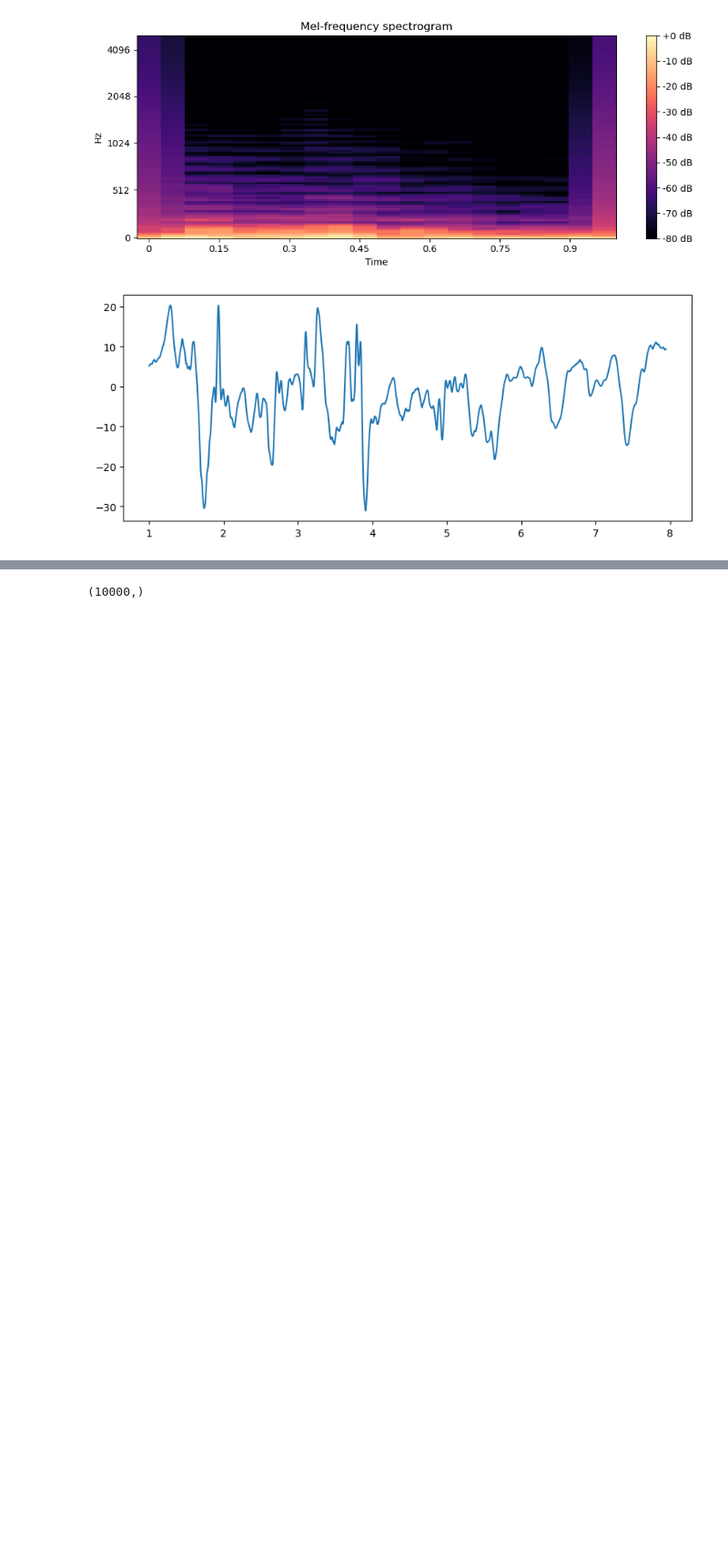
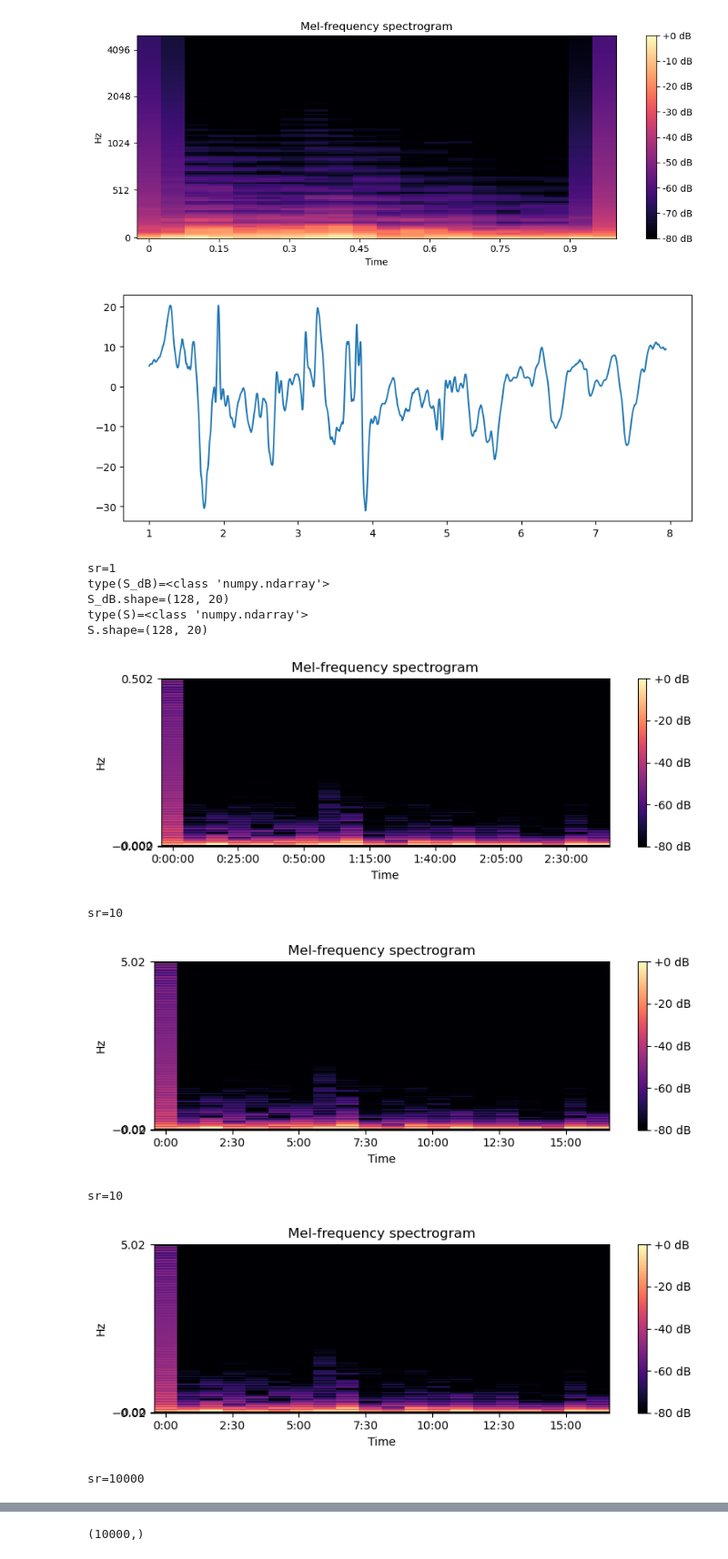
Before and after one commit to alexmarmaliuk/Space_Weather_Project, a Jupyter notebook: mel-wavelet-experiments.ipynb, the cells around one changed output, grey strips where cells are left out. Shown at 91% size. Drawn from its saved outputs; the diff is of its cells as text; code cells hidden in the pictures; blank space fills up the shorter version.

```diff
--- a/mel-wavelet-experiments.ipynb
+++ b/mel-wavelet-experiments.ipynb
@@ -48,3 +60,69 @@ plt.show()
 # %% [output]
 [figure]
 [figure]
+# %%
+y = np.array(y)
+x = np.array(x)
+sr = 1#st.slider('Sample rate', min_value=100, max_value=24000, value=22050)
+print(f'{sr=}')
+S = librosa.feature.melspectrogram(y=np.array(y), sr=sr, n_fft=128)
+fig = (8,3)
+S_dB = librosa.power_to_db(S, ref=np.max)
+plt.figure(figsize=fig)
+print(f'{type(S_dB)=}')
+print(f'{S_dB.shape=}')
+print(f'{type(S)=}')
+print(f'{S.shape=}')
+librosa.display.specshow(S_dB, sr=sr, x_axis='time', y_axis='mel')
+# print(S_dB)
+plt.colorbar(format='%+2.0f dB')
+plt.title('Mel-frequency spectrogram')
+plt.tight_layout()
+plt.show()
+
+sr = 10#st.slider('Sample rate', min_value=100, max_value=24000, value=22050)
+print(f'{sr=}')
+S = librosa.feature.melspectrogram(y=np.array(y), sr=sr, n_fft=128)
+S_dB = librosa.power_to_db(S, ref=np.max)
+plt.figure(figsize=fig)
+librosa.display.specshow(S_dB, sr=sr, x_axis='time', y_axis='mel')
+plt.colorbar(format='%+2.0f dB')
+plt.title('Mel-frequency spectrogram')
+plt.tight_layout()
+plt.show()
+
+
+sr = 10#st.slider('Sample rate', min_value=100, max_value=24000, value=22050)
+print(f'{sr=}')
+S = librosa.feature.melspectrogram(y=np.array(y), sr=sr, n_fft=128)
+S_dB = librosa.power_to_db(S, ref=np.max)
+plt.figure(figsize=fig)
+librosa.display.specshow(S_dB, sr=sr, x_axis='time', y_axis='mel')
+plt.colorbar(format='%+2.0f dB')
+plt.title('Mel-frequency spectrogram')
+plt.tight_layout()
+plt.show()
+
+
+sr = 10000#st.slider('Sample rate', min_value=100, max_value=24000, value=22050)
+print(f'{sr=}')
+S = librosa.feature.melspectrogram(y=np.array(y), sr=sr, n_fft=128)
+S_dB = librosa.power_to_db(S, ref=np.max)
+plt.figure(figsize=fig)
+librosa.display.specshow(S_dB, sr=sr, x_axis='time', y_axis='mel')
+plt.colorbar(format='%+2.0f dB')
+plt.title('Mel-frequency spectrogram')
+plt.tight_layout()
+plt.show()
+# %% [output]
+sr=1
+type(S_dB)=<class 'numpy.ndarray'>
+S_dB.shape=(128, 20)
+type(S)=<class 'numpy.ndarray'>
+S.shape=(128, 20)
+[figure, added]
+sr=10
+[figure, added]
+sr=10
+[figure, added]
+sr=10000
```
Also changed, not shown: parts of 2 cells of this notebook, 1 other file.
